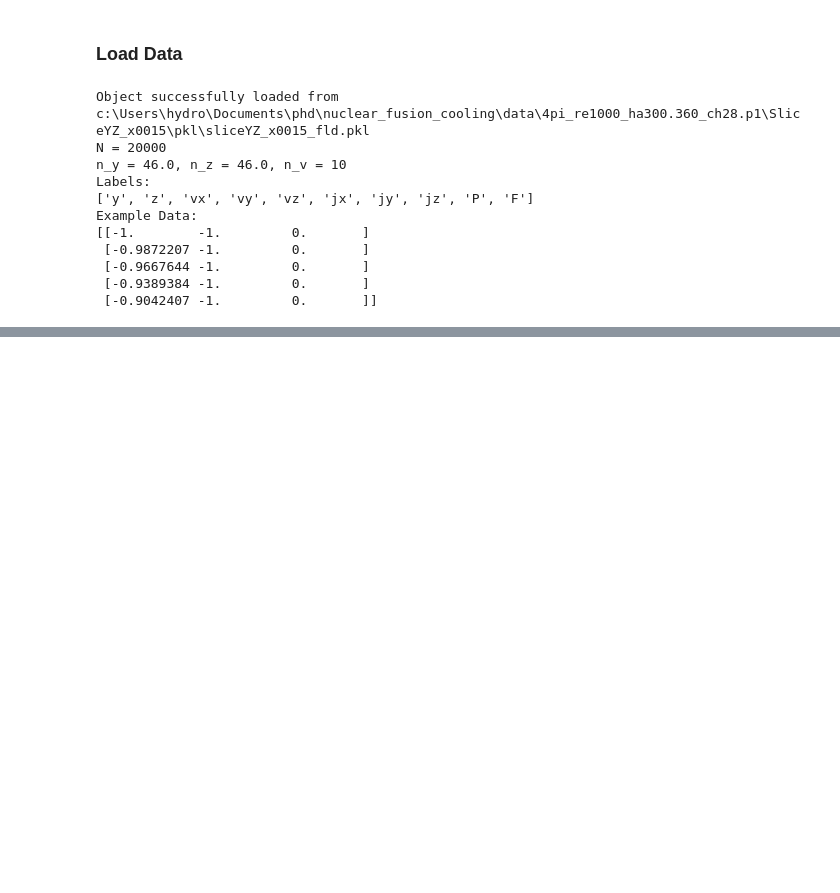
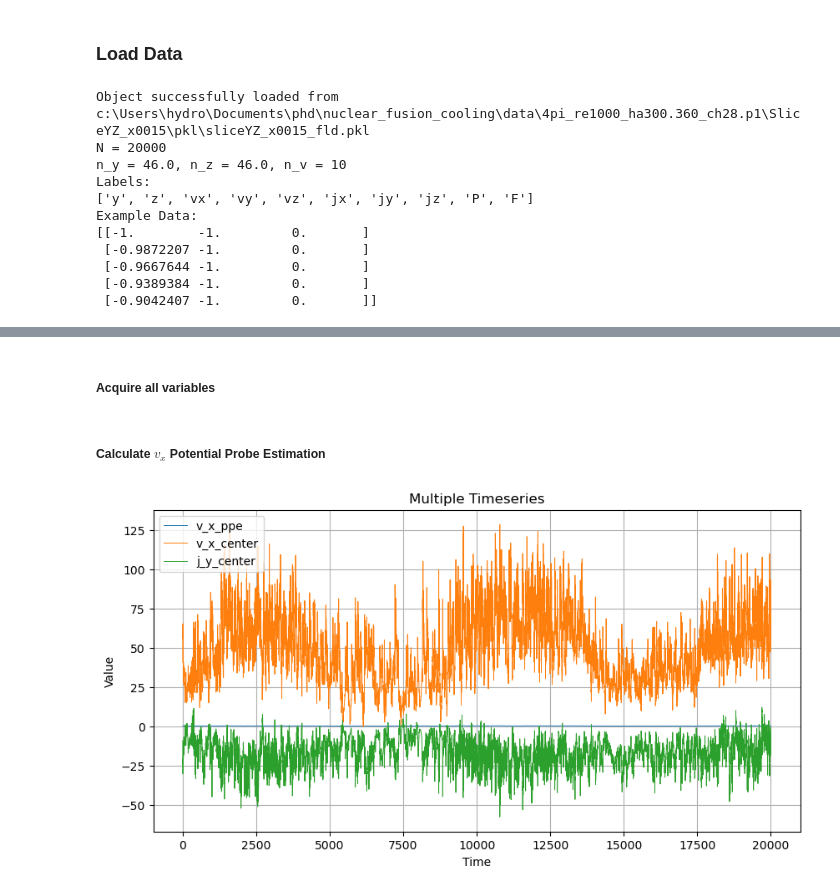
Before and after one commit to MichaelSkowronek/potential_probe_velocity_measuring, a Jupyter notebook: notebooks/measurement_x15_y0_z0.ipynb, the cells around one changed output, grey strips where cells are left out. Saved outputs shown, nothing was run; the diff lists cells and outputs as text; code cells hidden in the pictures; blank space fills up the shorter version.

```diff
--- a/notebooks/measurement_x15_y0_z0.ipynb
+++ b/notebooks/measurement_x15_y0_z0.ipynb
@@ -82,0 +139,2 @@ plot_timeseries(ts, linewidth=0.5)
+# %%
+delta_l = 0.1  # y, z domain = [-1, 1]
@@ -82,0 +183,40 @@ plot_timeseries(ts, linewidth=0.5)
+# %% [markdown]
+##### Acquire all variables
+# %%
+phi_y_1 = extract_time_series_values(
+    time_series_arrays=timeseries,
+    column_indices=9,
+    row_index=i_y_1,
+    )
+phi_y_2 = extract_time_series_values(
+    time_series_arrays=timeseries,
+    column_indices=9,
+    row_index=i_y_2,
+    )
+j_y_center = extract_time_series_values(
+    time_series_arrays=timeseries,
+    column_indices=6,
+    row_index=i_center,
+    )
+
+delta_phi = phi_y_1 - phi_y_2
+partial_phi = delta_phi / delta_y
+# %% [markdown]
+##### Calculate $v_x$ Potential Probe Estimation
+# %%
+v_x_ppe = partial_phi / B_z
+plot_timeseries(
+    [
+        v_x_ppe,
+        v_x_center,
+        j_y_center,
+        ],
+    titles=[
+        "v_x_ppe",
+        "v_x_center",
+        "j_y_center",
+        ],
+    linewidth=0.7,
+    )
+# %% [output]
+[figure, added]
```
Also changed, not shown: parts of 13 cells of this notebook, 1 other file.
